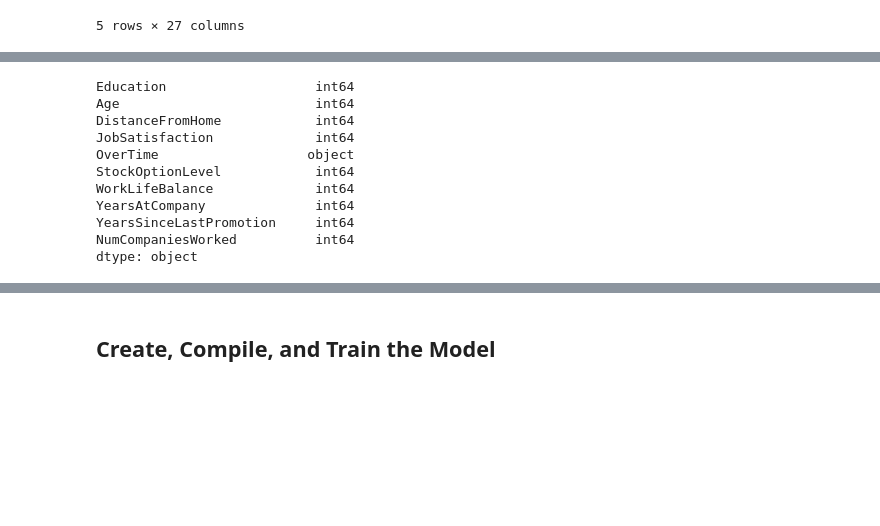
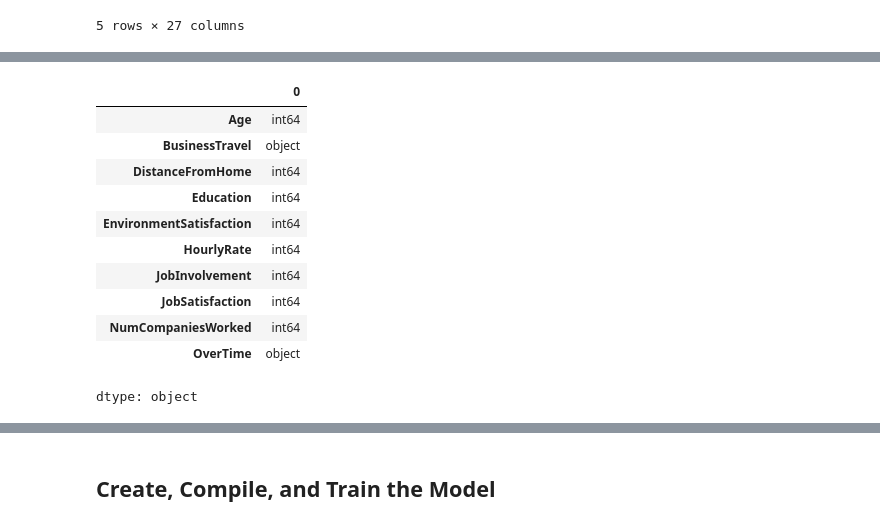
Before and after one commit to alghalia/Neural-Network-Project-, a Jupyter notebook: attrition.ipynb, the cells around one changed output, grey strips where cells are left out. Cells and saved outputs as stored; diff of their text form; code cells hidden in the pictures; blank space fills up the shorter version.

```diff
--- a/attrition.ipynb
+++ b/attrition.ipynb
@@ -46,21 +48,27 @@ dtype: int64
 # %%
 # Create a list of at least 10 column names to use as X data
-
+selected_columns = [
+    'Age', 'BusinessTravel', 'DistanceFromHome', 'Education',
+    'EnvironmentSatisfaction', 'HourlyRate', 'JobInvolvement',
+    'JobSatisfaction', 'NumCompaniesWorked', 'OverTime'
+]
 
 
 # Create X_df using your selected columns
-
+X_df = attrition_df[selected_columns]
 
 # Show the data types for X_df
+X_df.dtypes
 # %% [output]
+|  | 0 |
+| Age | int64 |
+| BusinessTravel | object |
+| DistanceFromHome | int64 |
+| Education | int64 |
+| EnvironmentSatisfaction | int64 |
+| HourlyRate | int64 |
+| JobInvolvement | int64 |
+| JobSatisfaction | int64 |
+| NumCompaniesWorked | int64 |
+| OverTime | object |
-Education                   int64
-Age                         int64
-DistanceFromHome            int64
-JobSatisfaction             int64
-OverTime                   object
-StockOptionLevel            int64
-WorkLifeBalance             int64
-YearsAtCompany              int64
-YearsSinceLastPromotion     int64
-NumCompaniesWorked          int64
 dtype: object
```
Also changed, not shown: parts of 26 cells of this notebook.
